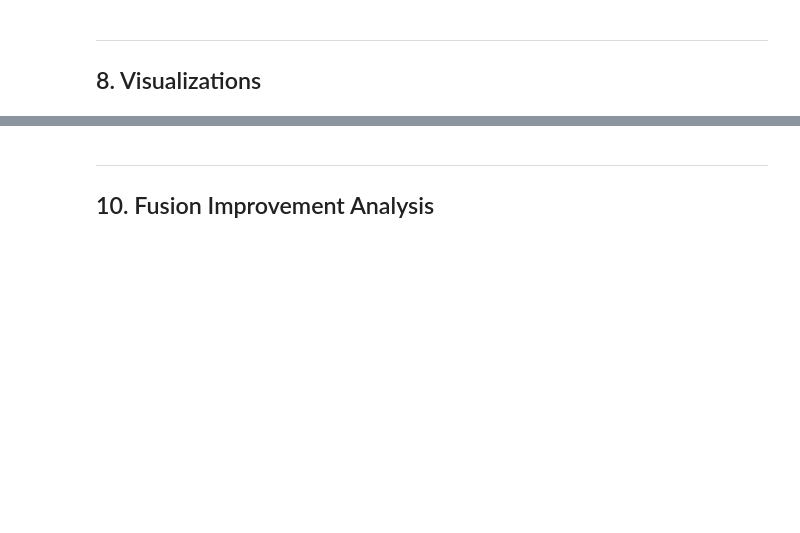
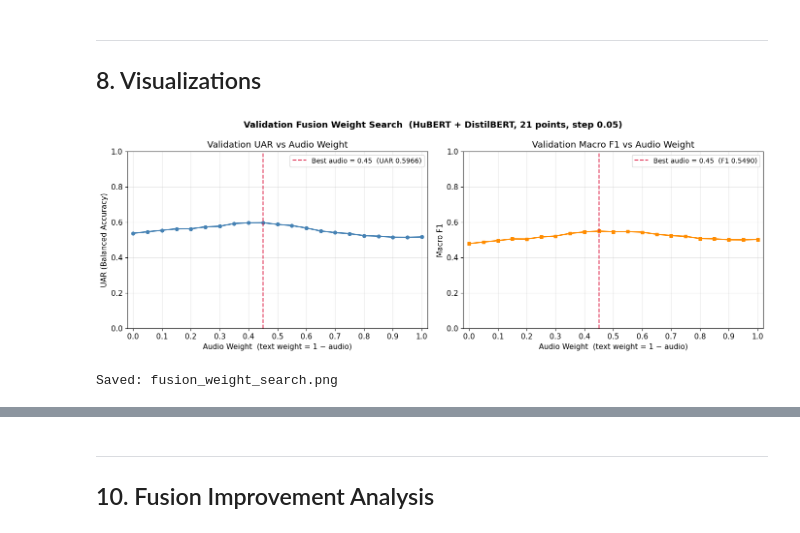
Before and after one commit to ronenhr/IEMOCAP-project, a Jupyter notebook: notebooks/05_fusion_baseline.ipynb, the cells around one changed output, grey strips where cells are left out. Saved outputs shown, nothing was run; the diff lists cells and outputs as text; code cells hidden in the pictures; blank space fills up the shorter version.

Commit message:
Update HuBERT DistilBERT fusion notebook

```diff
--- a/notebooks/05_fusion_baseline.ipynb
+++ b/notebooks/05_fusion_baseline.ipynb
@@ -27,8 +30,6 @@ import matplotlib
 import matplotlib.pyplot as plt
 import numpy as np
 import pandas as pd
-from sklearn.feature_extraction.text import TfidfVectorizer
-from sklearn.linear_model import LogisticRegression
 from sklearn.metrics import (
     accuracy_score,
     balanced_accuracy_score,
@@ -42,11 +43,11 @@ RANDOM_SEED = 42
 np.random.seed(RANDOM_SEED)
 
 # Directory layout
-NOTEBOOK_DIR = Path('.')
-OUTPUTS_DIR  = NOTEBOOK_DIR / 'outputs'
-HUBERT_DIR   = OUTPUTS_DIR / 'hubert_audio_baseline'
-FUSION_DIR   = OUTPUTS_DIR / 'fusion_baseline'
-FUSION_DIR.mkdir(parents=True, exist_ok=True)
+NOTEBOOK_DIR   = Path('.')
+OUTPUTS_DIR    = NOTEBOOK_DIR / 'outputs'
+HUBERT_DIR     = OUTPUTS_DIR / 'hubert_audio_baseline'
+FUSION_OUT_DIR = OUTPUTS_DIR / 'fusion_bert_hubert'
+FUSION_OUT_DIR.mkdir(parents=True, exist_ok=True)
 
 # Emotion classes — must match HuBERT label order
 EMOTIONS   = ['angry', 'happy', 'neutral', 'sad', 'frustrated']
@@ -54,9 +55,8 @@ EMOTION2ID = {e: i for i, e in enumerate(EMOTIONS)}
 PROB_COLS  = [f'prob_{e}' for e in EMOTIONS]
 
 # Fusion weight grid: audio weight from 0.0 to 1.0 inclusive, step 0.05 (21 points)
-# text weight = 1 - audio weight
 WEIGHT_GRID = np.round(np.arange(0.0, 1.01, 0.05), 2).tolist()
 
-print(f'Output directory : {FUSION_DIR.resolve()}')
+print(f'Output directory : {FUSION_OUT_DIR.resolve()}')
 print(f'Emotion classes  : {EMOTIONS}')
 print(f'Weight grid ({len(WEIGHT_GRID)} points): {WEIGHT_GRID}')
@@ -183,15 +193,15 @@ def align_on_orig_idx(audio_df, text_df, split_name):
     dropped_audio = len(audio_sorted) - len(audio_aligned)
     dropped_text  = len(text_sorted)  - len(text_aligned)
     if dropped_audio:
-        print(f'[{split_name}] Dropped {dropped_audio} HuBERT rows not found in text set')
+        print(f'[{split_name}] Dropped {dropped_audio} HuBERT rows not found in DistilBERT set')
     if dropped_text:
-        print(f'[{split_name}] Dropped {dropped_text} text rows not found in HuBERT set')
+        print(f'[{split_name}] Dropped {dropped_text} DistilBERT rows not found in HuBERT set')
 
     return audio_aligned, text_aligned
 
 
-audio_val,  text_val  = align_on_orig_idx(hubert_val_raw,  text_val_raw,  'val')
-audio_test, text_test = align_on_orig_idx(hubert_test_raw, text_test_raw, 'test')
+audio_val,  bert_val  = align_on_orig_idx(hubert_val_raw,  bert_val_raw,  'val')
+audio_test, bert_test = align_on_orig_idx(hubert_test_raw, bert_test_raw, 'test')
 
 print(f'Aligned val  : {len(audio_val):,} samples')
 print(f'Aligned test : {len(audio_test):,} samples')
@@ -238,5 +251,5 @@ def run_sanity_checks(audio_df, text_df, split_name, prob_tol=1e-4):
     print(f'[{split_name}] All 5 sanity checks PASSED  ({len(audio_df):,} aligned samples)')
 
 
-run_sanity_checks(audio_val,  text_val,  'val')
-run_sanity_checks(audio_test, text_test, 'test')
+run_sanity_checks(audio_val,  bert_val,  'val')
+run_sanity_checks(audio_test, bert_test, 'test')
@@ -265,7 +281,7 @@ def weighted_fusion(audio_df, text_df, audio_weight):
 # %%
 val_records = []
 for audio_w in WEIGHT_GRID:
-    _, _, acc, f1, uar = weighted_fusion(audio_val, text_val, audio_w)
+    _, _, acc, f1, uar = weighted_fusion(audio_val, bert_val, audio_w)
     val_records.append({
         'audio_weight': audio_w,
         'text_weight':  round(1.0 - audio_w, 2),
@@ -335,45 +401,46 @@ print(cm_df)
 # %%
 matplotlib.rcParams.update({'font.size': 11})
 
-x   = val_results_df['audio_weight'].values
-# Major ticks every 0.1 so the axis is readable with 21 data points
+x           = val_results_df['audio_weight'].values
 major_ticks = np.round(np.arange(0.0, 1.01, 0.1), 1)
 
 fig, axes = plt.subplots(1, 2, figsize=(14, 5))
-fig.suptitle('Validation Fusion Weight Search  (21 points, step 0.05)', fontsize=13, fontweight='bold')
+fig.suptitle('Validation Fusion Weight Search  (HuBERT + DistilBERT, 21 points, step 0.05)',
+             fontsize=13, fontweight='bold')
 
-# --- UAR vs audio weight ---
 ax = axes[0]
 ax.plot(x, val_results_df['val_uar'], 'o-', color='steelblue', linewidth=2, markersize=5)
 ax.axvline(BEST_AUDIO_W, color='crimson', linestyle='--', linewidth=1.5, alpha=0.85,
            label=f'Best audio = {BEST_AUDIO_W}  (UAR {BEST_VAL_UAR:.4f})')
 ax.set_title('Validation UAR vs Audio Weight')
 ax.set_xlabel('Audio Weight  (text weight = 1 − audio)')
 ax.set_ylabel('UAR (Balanced Accuracy)')
 ax.set_xticks(major_ticks)
 ax.set_xlim(-0.02, 1.02)
 ax.set_ylim(0, 1)
 ax.legend(fontsize=10)
 ax.grid(axis='both', alpha=0.3)
 
-# --- Macro F1 vs audio weight ---
 ax = axes[1]
 ax.plot(x, val_results_df['val_macro_f1'], 's-', color='darkorange', linewidth=2, markersize=5)
 ax.axvline(BEST_AUDIO_W, color='crimson', linestyle='--', linewidth=1.5, alpha=0.85,
            label=f'Best audio = {BEST_AUDIO_W}  (F1 {BEST_VAL_F1:.4f})')
 ax.set_title('Validation Macro F1 vs Audio Weight')
 ax.set_xlabel('Audio Weight  (text weight = 1 − audio)')
 ax.set_ylabel('Macro F1')
 ax.set_xticks(major_ticks)
 ax.set_xlim(-0.02, 1.02)
 ax.set_ylim(0, 1)
 ax.legend(fontsize=10)
 ax.grid(axis='both', alpha=0.3)
 
 plt.tight_layout()
-plt.savefig(FUSION_DIR / 'fusion_weight_search.png', dpi=150, bbox_inches='tight')
+plt.savefig(FUSION_OUT_DIR / 'fusion_weight_search.png', dpi=150, bbox_inches='tight')
 plt.show()
 print('Saved: fusion_weight_search.png')
+# %% [output]
+[figure, added]
+Saved: fusion_weight_search.png
 # %%
 fig, ax = plt.subplots(figsize=(8, 6))
 
```
Also changed, not shown: parts of 18 cells of this notebook, 3 other files.
